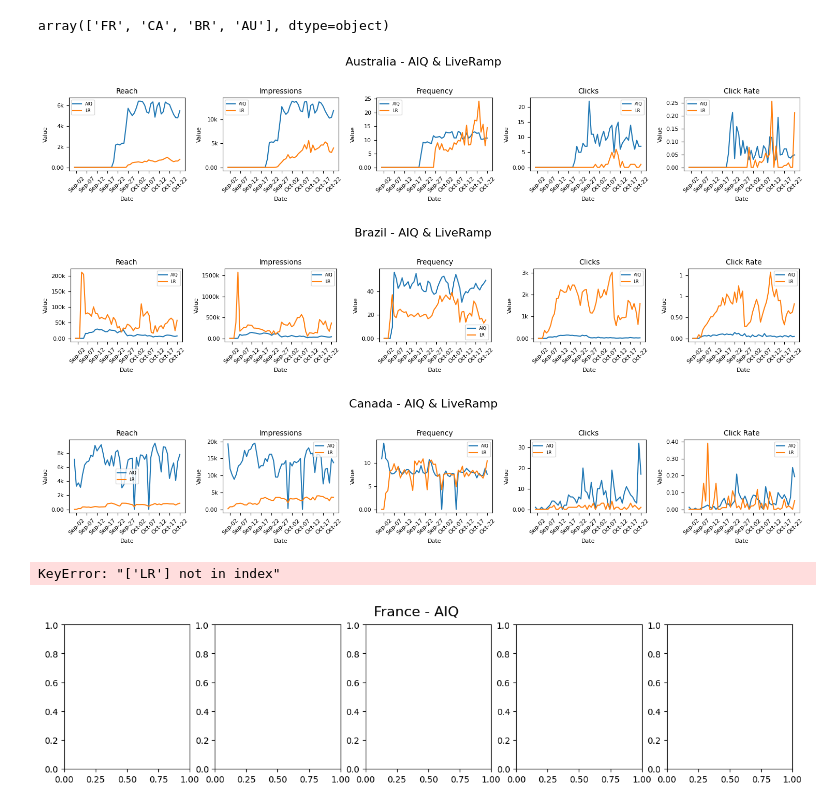
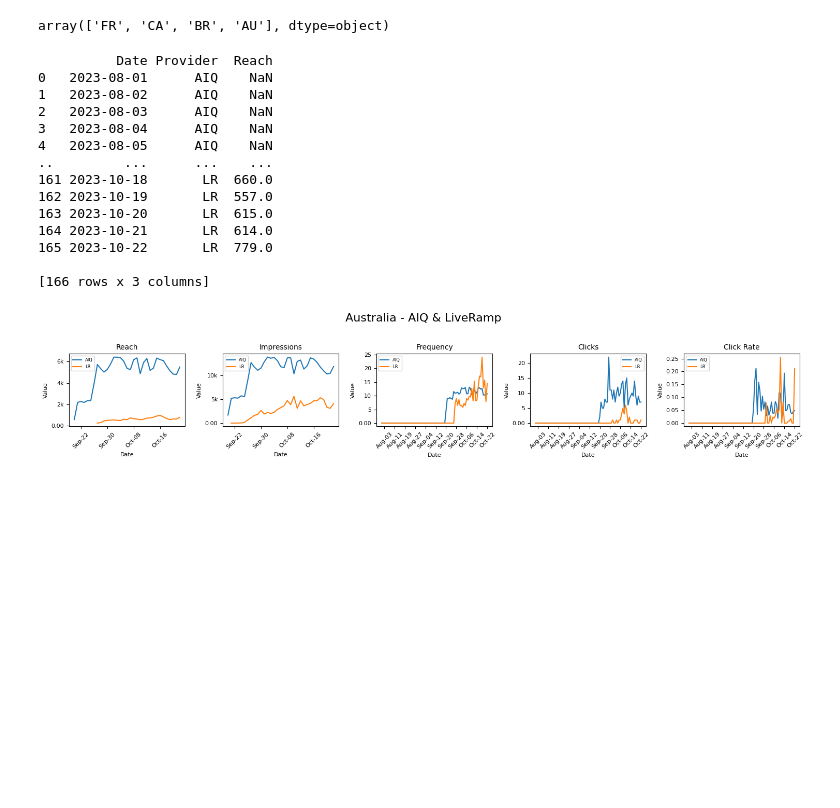
Before and after one commit to 0xrsfagundes/File-Manipulation, a Jupyter notebook: ID Providers Test/AIQ vs LiveRamp ATS (AU, BR, CA, FR)/2. Charts (by Date) Fixed Calendar.ipynb, the cells around one changed output. Drawn from its saved outputs; the diff is of its cells as text; code cells hidden in the pictures; blank space fills up the shorter version.

```diff
--- a/ID Providers Test/AIQ vs LiveRamp ATS (AU, BR, CA, FR)/2. Charts (by Date) Fixed Calendar.ipynb
+++ b/ID Providers Test/AIQ vs LiveRamp ATS (AU, BR, CA, FR)/2. Charts (by Date) Fixed Calendar.ipynb
@@ -73,6 +74,10 @@ def plot_country_data(df, start_date, end_date, title):
     df_clicks_melted = pd.melt(df_clicks_merged[['Date','AIQ','LR']], id_vars='Date', var_name='Provider', value_name='Clicks')
     df_click_rate_melted = pd.melt(df_click_rate_merged[['Date','AIQ','LR']], id_vars='Date', var_name='Provider', value_name='Click Rate')
 
+    df_reach_melted = df_reach_melted.replace(0,np.nan)
+    df_impressions_melted = df_impressions_melted.replace(0,np.nan)
+
+    print(df_reach_melted)
 
     sns.lineplot(data=df_reach_melted, x='Date', y='Reach', hue='Provider', ax=axes[0])
     sns.lineplot(data=df_impressions_melted, x='Date', y='Impressions', hue='Provider', ax=axes[1])
@@ -127,15 +132,25 @@ df_au = df[df['Country'].str.contains('AU', na=False)]
 df_br = df[df['Country'].str.contains('BR', na=False)]
 df_ca = df[df['Country'].str.contains('CA', na=False)]
 df_fr = df[df['Country'].str.contains('FR', na=False)]
-# %%
-# Plot data
-plot_country_data(df_au, '2023-09-01', '2023-10-22', 'Australia - AIQ & LiveRamp')
-plot_country_data(df_br, '2023-09-01', '2023-10-22', 'Brazil - AIQ & LiveRamp')
-plot_country_data(df_ca, '2023-09-01', '2023-10-22', 'Canada - AIQ & LiveRamp')
-plot_country_data(df_fr, '2023-09-01', '2023-10-22', 'France - AIQ')
-# %% [output]
-[figure, removed]
-[figure, removed]
-[figure, removed]
-KeyError: "['LR'] not in index"
-[figure, removed]
+# %%
+# Plot data
+plot_country_data(df_au, '2023-08-01', '2023-10-22', 'Australia - AIQ & LiveRamp')
+# plot_country_data(df_br, '2023-10-10', '2023-10-20', 'Brazil - AIQ & LiveRamp')
+# plot_country_data(df_ca, '2023-10-10', '2023-10-20', 'Canada - AIQ & LiveRamp')
+# plot_country_data_1(df_fr, '2023-10-10', '2023-10-20', 'France - AIQ')
+# %% [output]
+          Date Provider  Reach
+0   2023-08-01      AIQ    NaN
+1   2023-08-02      AIQ    NaN
+2   2023-08-03      AIQ    NaN
+3   2023-08-04      AIQ    NaN
+4   2023-08-05      AIQ    NaN
+..         ...      ...    ...
+161 2023-10-18       LR  660.0
+162 2023-10-19       LR  557.0
+163 2023-10-20       LR  615.0
+164 2023-10-21       LR  614.0
+165 2023-10-22       LR  779.0
+
+[166 rows x 3 columns]
+[figure, added]
```
Also changed, not shown: parts of 5 cells of this notebook, 2 other files.
